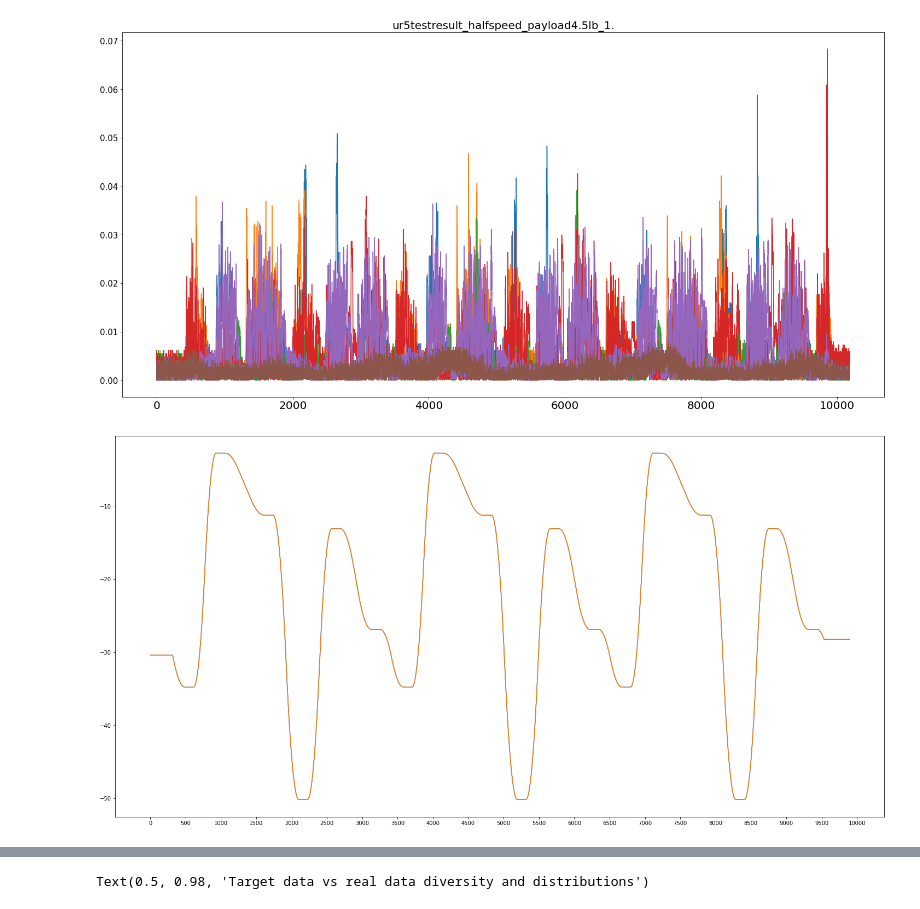
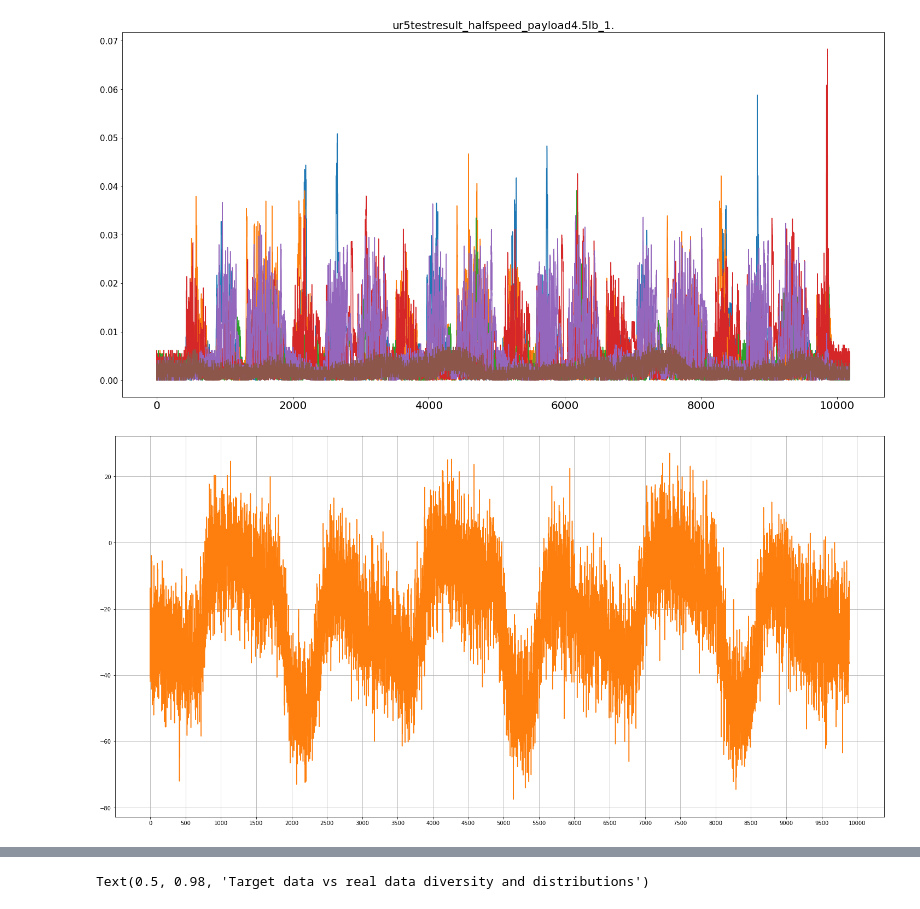
Before and after one commit to gitwetguy/Robotic-Arm-PHM, a Jupyter notebook: NIST_PHM.ipynb, the cells around one changed output, grey strips where cells are left out. Saved outputs shown, nothing was run; the diff lists cells and outputs as text; code cells hidden in the pictures.

```diff
--- a/NIST_PHM.ipynb
+++ b/NIST_PHM.ipynb
@@ -111,13 +111,17 @@ with open(header_name_txt) as f:
 #ur5testresult_fullspeed_payload4.5lb_3
 #ur5testresult_halfspeed_payload4.5lb_2
 
+
 for i in range(1,4):
+
     fig = plt.figure(constrained_layout=True, figsize=(20,10))
     title = "ur5testresult_halfspeed_payload4.5lb_{}.csv".format(i)
     df_raw = pd.read_csv(os.path.join(DataSet_path,title),names=header_list)
+    noise = np.random.normal(0,10,df_raw.shape[0])
     plt.plot(df_raw.iloc[:,1])
-    plt.plot(df_raw.iloc[:,7])
+    plt.plot(df_raw.iloc[:,7]+noise)
     plt.xticks(range(0,10500,500))
+    plt.grid()
     plt.show()
 
     fig = plt.figure(constrained_layout=True, figsize=(20,10))
@@ -135,3 +139,3 @@ for i in range(1,4):
 [figure]
-[figure, old version]
+[figure, new version]
 [figure]
```
Also changed, not shown: parts of 2 cells of this notebook.
